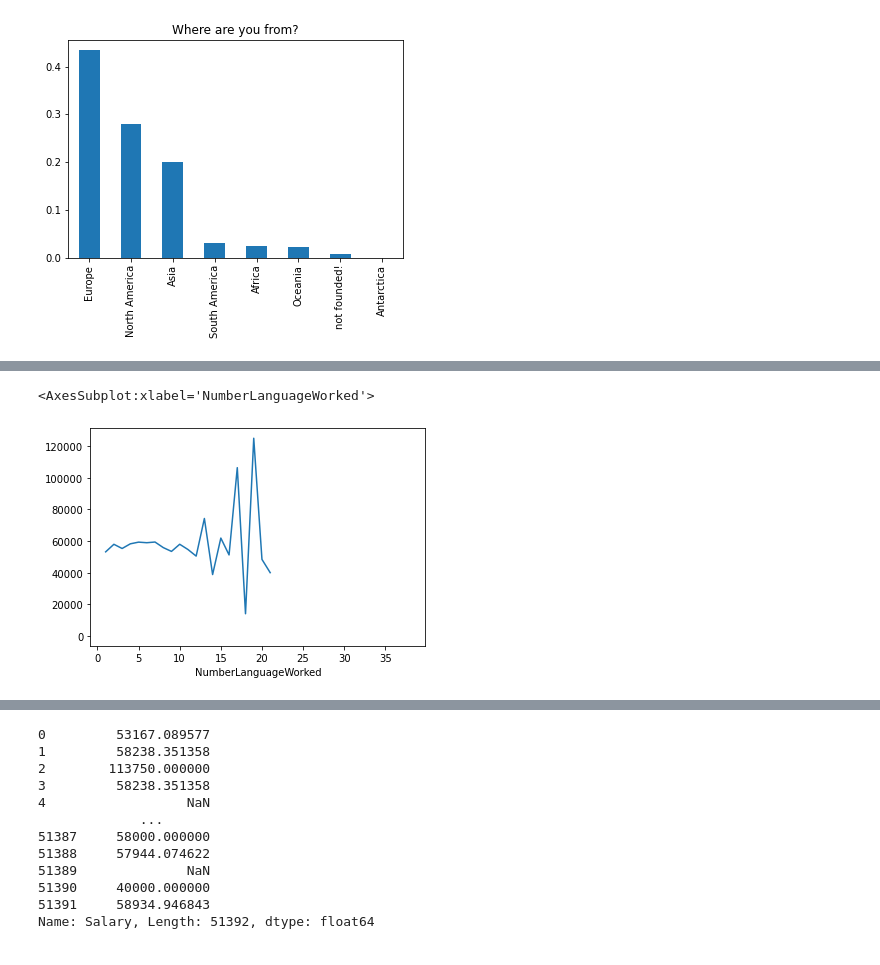
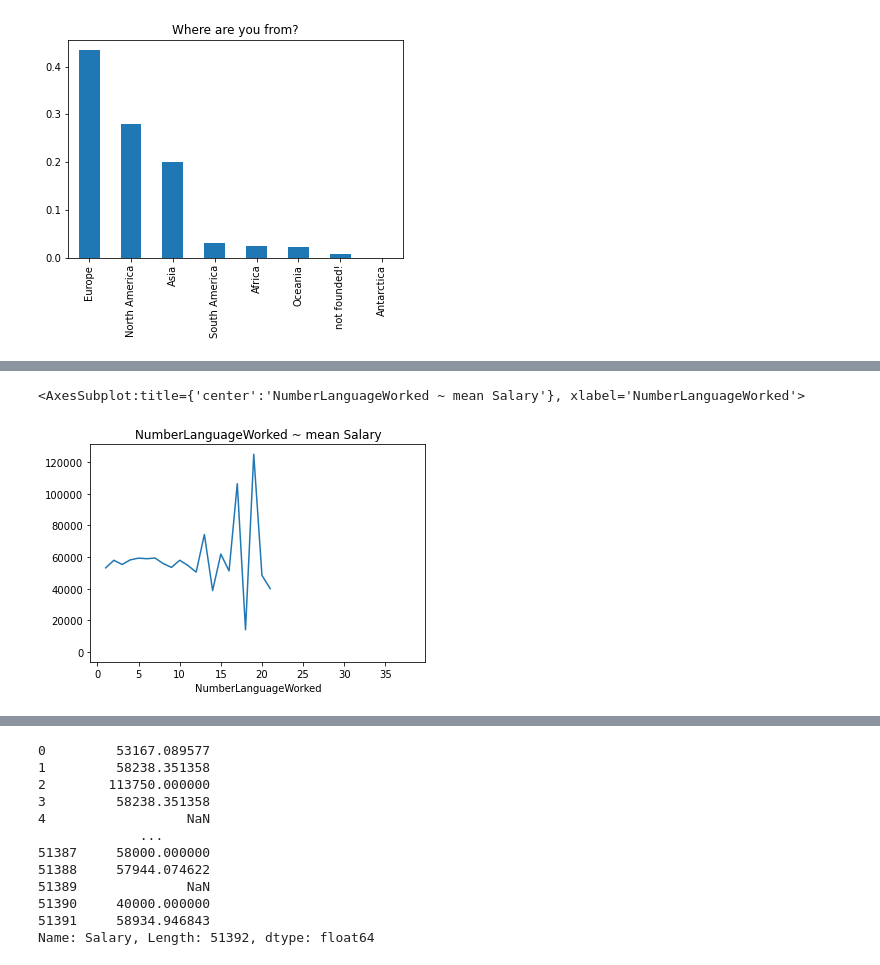
Before and after one commit to ewelinaLG/Udacity, a Jupyter notebook: Blog_post.ipynb, the cells around one changed output, grey strips where cells are left out. Drawn from its saved outputs; the diff is of its cells as text; code cells hidden in the pictures.

```diff
--- a/Blog_post.ipynb
+++ b/Blog_post.ipynb
@@ -232 +157,3 @@ df[['HaveWorkedLanguage', 'NumberLanguageWorked']]
+# %%
+df_q1=df.copy()
 # %%
@@ -294,5 +178,5 @@ mean=df.groupby('NumberLanguageWorked')['Salary'].mean()
 # %%
-df.groupby('NumberLanguageWorked')['Salary'].mean().plot()
+df_q1.groupby('NumberLanguageWorked')['Salary'].mean().plot(title='NumberLanguageWorked ~ mean Salary')
 # %% [output]
-<AxesSubplot:xlabel='NumberLanguageWorked'>
+<AxesSubplot:title={'center':'NumberLanguageWorked ~ mean Salary'}, xlabel='NumberLanguageWorked'>
-[figure, old version]
+[figure, new version]
```
Also changed, not shown: parts of 95 cells of this notebook.
